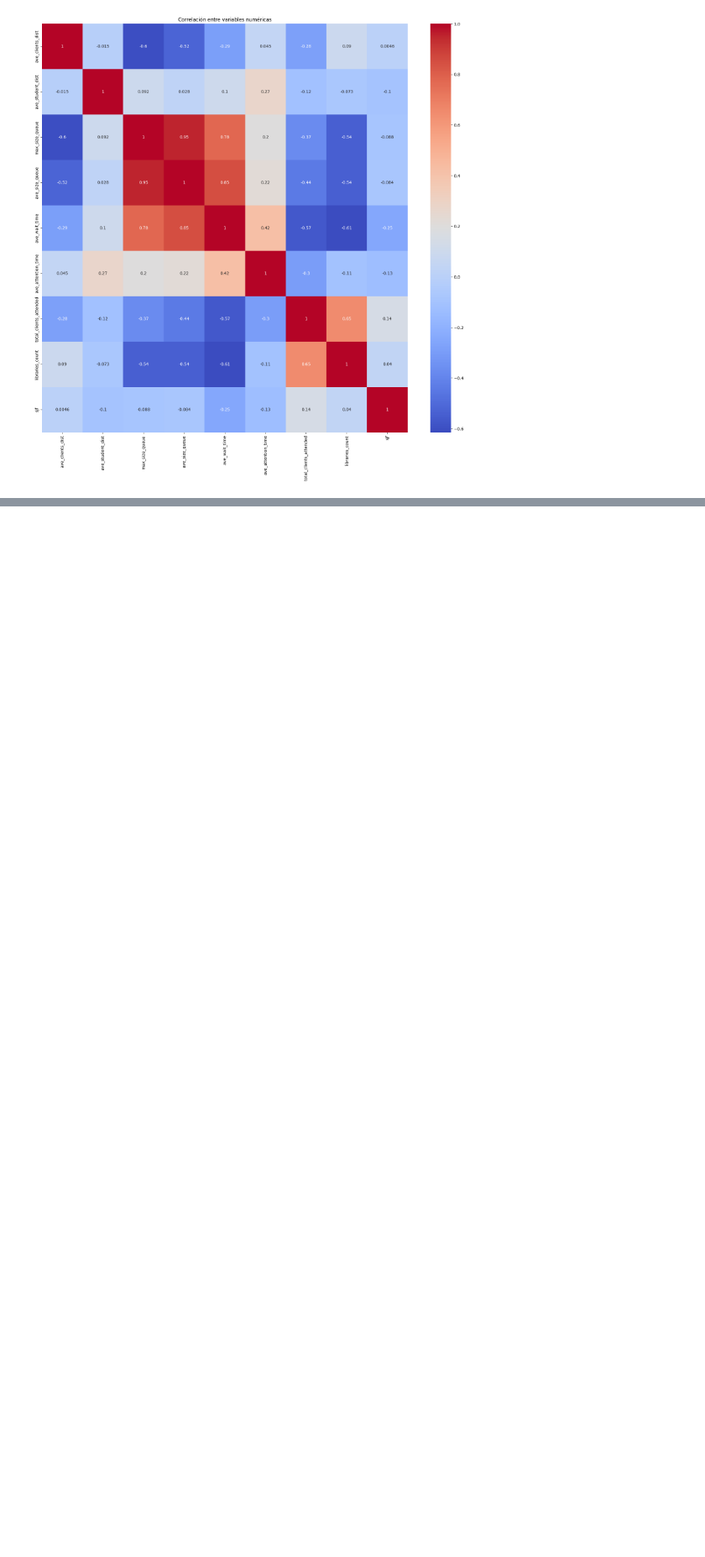
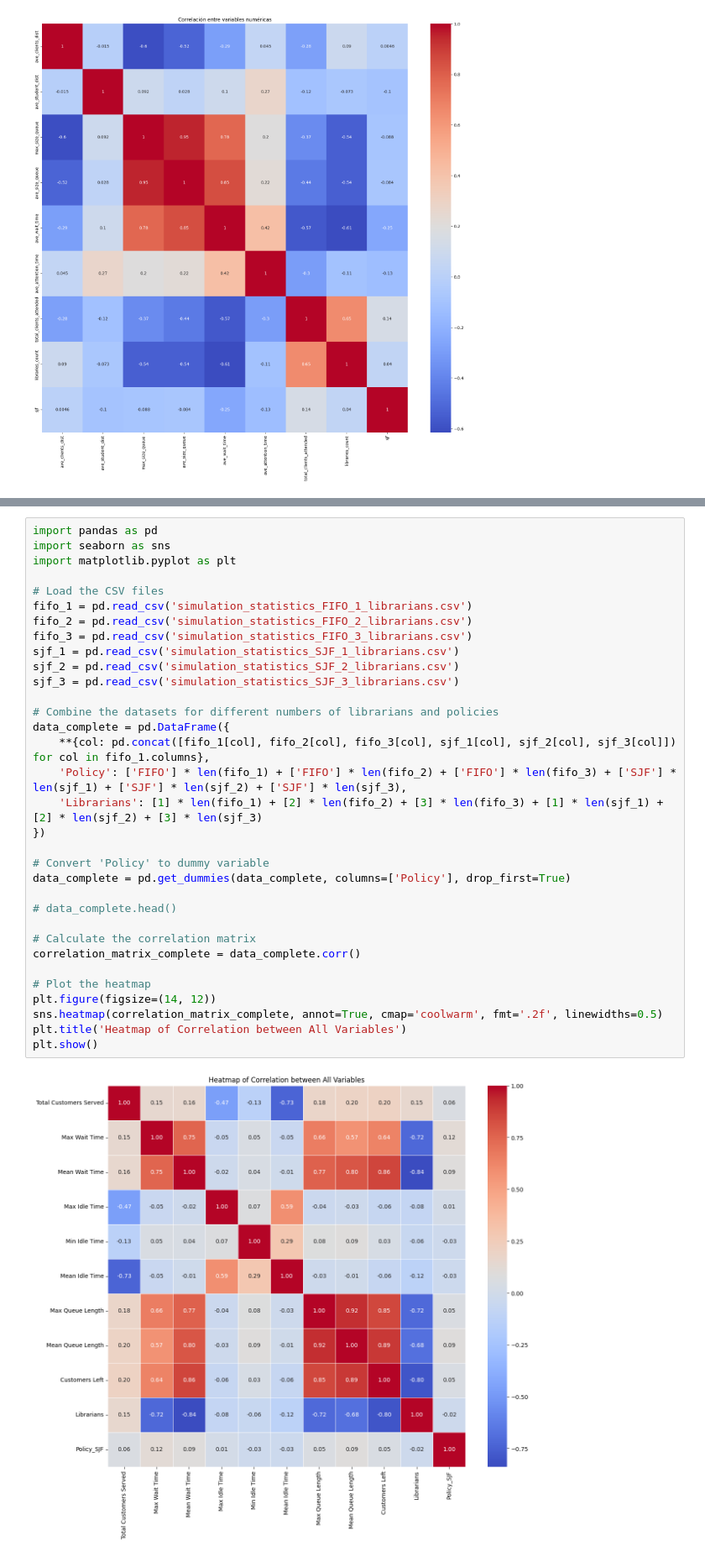
Before and after one commit to chriss8g/Simulador-Biblioteca, a Jupyter notebook: project.ipynb, the cells around one changed output, grey strips where cells are left out. Shown at 84% size. Saved outputs shown, nothing was run; the diff lists cells and outputs as text; blank space fills up the shorter version.

Commit message:
feat statistic

```diff
--- a/project.ipynb
+++ b/project.ipynb
@@ -91,0 +116,35 @@ La política SJF disminuye el tiempo promedio de espera.
+# %%
+import pandas as pd
+import seaborn as sns
+import matplotlib.pyplot as plt
+
+# Load the CSV files
+fifo_1 = pd.read_csv('simulation_statistics_FIFO_1_librarians.csv')
+fifo_2 = pd.read_csv('simulation_statistics_FIFO_2_librarians.csv')
+fifo_3 = pd.read_csv('simulation_statistics_FIFO_3_librarians.csv')
+sjf_1 = pd.read_csv('simulation_statistics_SJF_1_librarians.csv')
+sjf_2 = pd.read_csv('simulation_statistics_SJF_2_librarians.csv')
+sjf_3 = pd.read_csv('simulation_statistics_SJF_3_librarians.csv')
+
+# Combine the datasets for different numbers of librarians and policies
+data_complete = pd.DataFrame({
+    **{col: pd.concat([fifo_1[col], fifo_2[col], fifo_3[col], sjf_1[col], sjf_2[col], sjf_3[col]]) for col in fifo_1.columns},
+    'Policy': ['FIFO'] * len(fifo_1) + ['FIFO'] * len(fifo_2) + ['FIFO'] * len(fifo_3) + ['SJF'] * len(sjf_1) + ['SJF'] * len(sjf_2) + ['SJF'] * len(sjf_3),
+    'Librarians': [1] * len(fifo_1) + [2] * len(fifo_2) + [3] * len(fifo_3) + [1] * len(sjf_1) + [2] * len(sjf_2) + [3] * len(sjf_3)
+})
+
+# Convert 'Policy' to dummy variable
+data_complete = pd.get_dummies(data_complete, columns=['Policy'], drop_first=True)
+
+# data_complete.head()
+
+# Calculate the correlation matrix
+correlation_matrix_complete = data_complete.corr()
+
+# Plot the heatmap
+plt.figure(figsize=(14, 12))
+sns.heatmap(correlation_matrix_complete, annot=True, cmap='coolwarm', fmt='.2f', linewidths=0.5)
+plt.title('Heatmap of Correlation between All Variables')
+plt.show()
+# %% [output]
+[figure, added]
```
Also changed, not shown: parts of 13 cells of this notebook, 3 other files.
